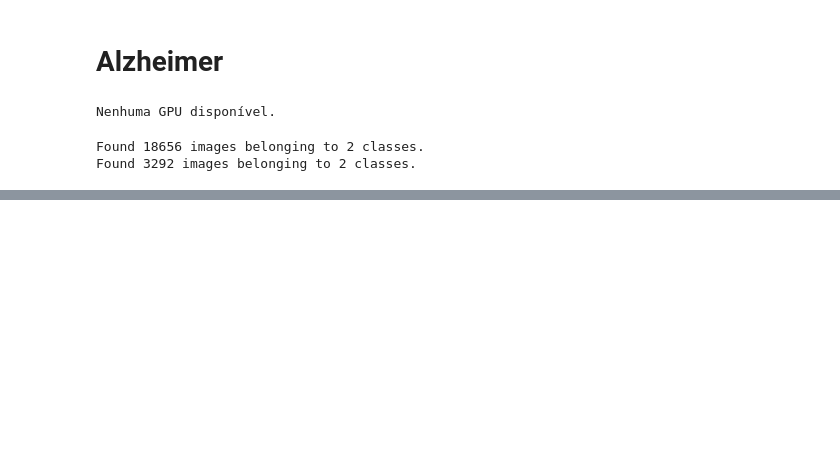
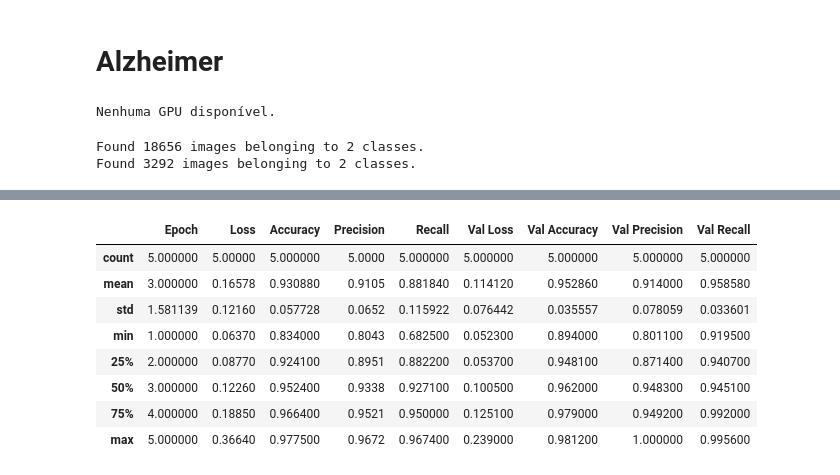
Before and after one commit to wesleymarchi/alzheimer, a Jupyter notebook: sample.ipynb, the cells around one changed output, grey strips where cells are left out. Drawn from its saved outputs; the diff is of its cells as text; code cells hidden in the pictures; blank space fills up the shorter version.

```diff
--- a/sample.ipynb
+++ b/sample.ipynb
@@ -113,0 +184,12 @@ Alzheimer
+# %%
+df_five.describe()
+# %% [output]
+|  | Epoch | Loss | Accuracy | Precision | Recall | Val Loss | Val Accuracy | Val Precision | Val Recall |
+| count | 5.000000 | 5.00000 | 5.000000 | 5.0000 | 5.000000 | 5.000000 | 5.000000 | 5.000000 | 5.000000 |
+| mean | 3.000000 | 0.16578 | 0.930880 | 0.9105 | 0.881840 | 0.114120 | 0.952860 | 0.914000 | 0.958580 |
+| std | 1.581139 | 0.12160 | 0.057728 | 0.0652 | 0.115922 | 0.076442 | 0.035557 | 0.078059 | 0.033601 |
+| min | 1.000000 | 0.06370 | 0.834000 | 0.8043 | 0.682500 | 0.052300 | 0.894000 | 0.801100 | 0.919500 |
+| 25% | 2.000000 | 0.08770 | 0.924100 | 0.8951 | 0.882200 | 0.053700 | 0.948100 | 0.871400 | 0.940700 |
+| 50% | 3.000000 | 0.12260 | 0.952400 | 0.9338 | 0.927100 | 0.100500 | 0.962000 | 0.948300 | 0.945100 |
+| 75% | 4.000000 | 0.18850 | 0.966400 | 0.9521 | 0.950000 | 0.125100 | 0.979000 | 0.949200 | 0.992000 |
+| max | 5.000000 | 0.36640 | 0.977500 | 0.9672 | 0.967400 | 0.239000 | 0.981200 | 1.000000 | 0.995600 |
```
Also changed, not shown: parts of 3 cells of this notebook.
